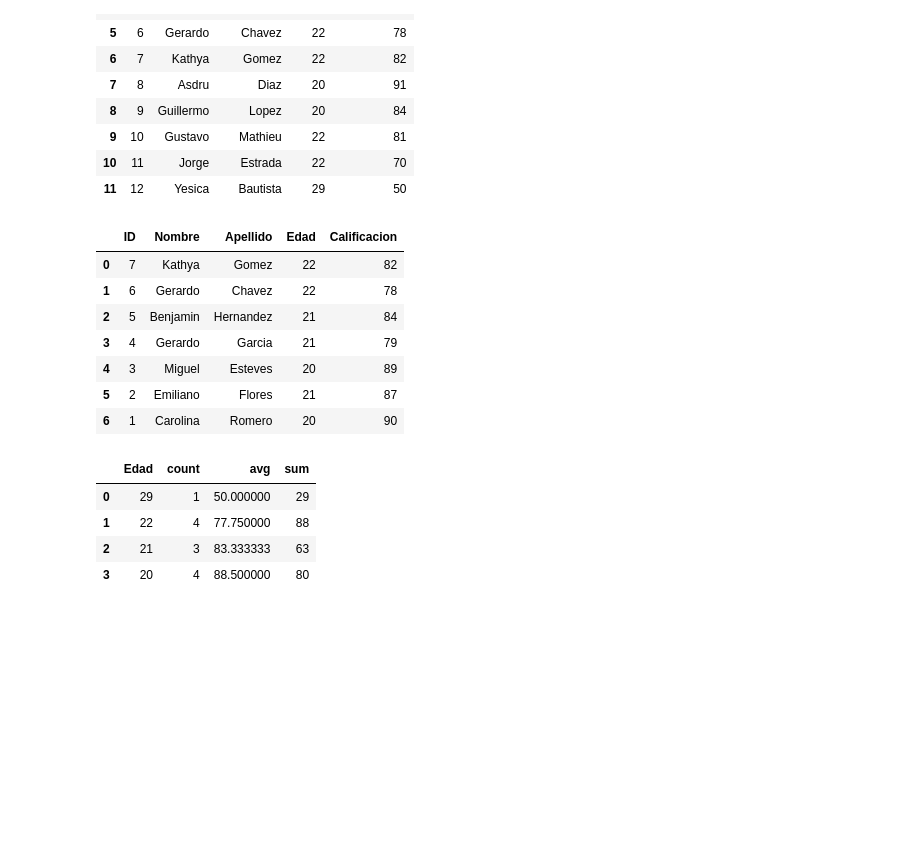
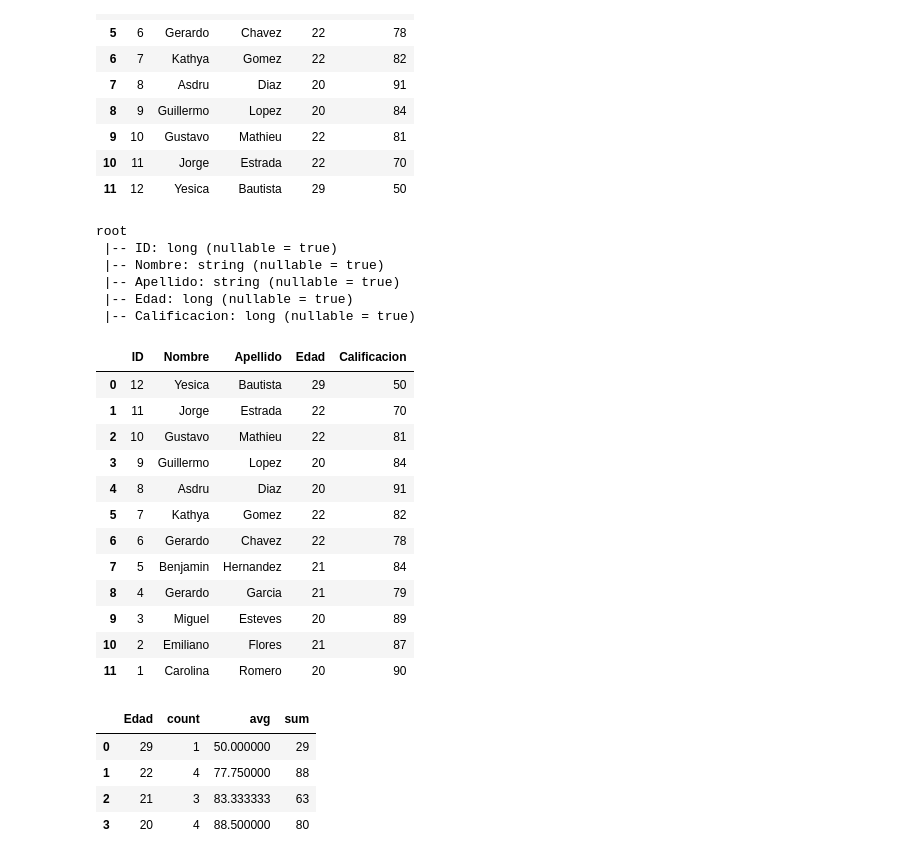
Before and after one commit to YESICA287/Infraestructura-de-Big-Data, a Jupyter notebook: IBDybtAvance1Evidencia2.ipynb, the cells around one changed output. Cells and saved outputs as stored; diff of their text form; code cells hidden in the pictures; blank space fills up the shorter version.

```diff
--- a/IBDybtAvance1Evidencia2.ipynb
+++ b/IBDybtAvance1Evidencia2.ipynb
@@ -96,20 +96,33 @@ results.toPandas()
 | 10 | 11 | Jorge | Estrada | 22 | 70 |
 | 11 | 12 | Yesica | Bautista | 29 | 50 |
 # %%
+# Muestra la estructura del DataFrame
+df.printSchema()
 # Perform a query with a where clause and orde
-results = sqlContext.sql("SELECT * FROM mytable WHERE ID < 8 ORDER BY ID DESC")
+results = sqlContext.sql("SELECT * FROM mytable WHERE ID <= 13 ORDER BY ID DESC")
 
 # Convert the results to a Pandas DataFrame for easy viewing
 results.toPandas()
 # %% [output]
+root
+ |-- ID: long (nullable = true)
+ |-- Nombre: string (nullable = true)
+ |-- Apellido: string (nullable = true)
+ |-- Edad: long (nullable = true)
+ |-- Calificacion: long (nullable = true)
 |  | ID | Nombre | Apellido | Edad | Calificacion |
-| 0 | 7 | Kathya | Gomez | 22 | 82 |
-| 1 | 6 | Gerardo | Chavez | 22 | 78 |
-| 2 | 5 | Benjamin | Hernandez | 21 | 84 |
-| 3 | 4 | Gerardo | Garcia | 21 | 79 |
-| 4 | 3 | Miguel | Esteves | 20 | 89 |
-| 5 | 2 | Emiliano | Flores | 21 | 87 |
-| 6 | 1 | Carolina | Romero | 20 | 90 |
+| 0 | 12 | Yesica | Bautista | 29 | 50 |
+| 1 | 11 | Jorge | Estrada | 22 | 70 |
+| 2 | 10 | Gustavo | Mathieu | 22 | 81 |
+| 3 | 9 | Guillermo | Lopez | 20 | 84 |
+| 4 | 8 | Asdru | Diaz | 20 | 91 |
+| 5 | 7 | Kathya | Gomez | 22 | 82 |
+| 6 | 6 | Gerardo | Chavez | 22 | 78 |
+| 7 | 5 | Benjamin | Hernandez | 21 | 84 |
+| 8 | 4 | Gerardo | Garcia | 21 | 79 |
+| 9 | 3 | Miguel | Esteves | 20 | 89 |
+| 10 | 2 | Emiliano | Flores | 21 | 87 |
+| 11 | 1 | Carolina | Romero | 20 | 90 |
 # %%
 # Perform a more complex query on the table
 results = sqlContext.sql("select Edad, count(*) as count, avg(Calificacion) as avg, sum(Edad) as sum from mytable group by Edad")
```
Also changed, not shown: parts of 5 cells of this notebook.
